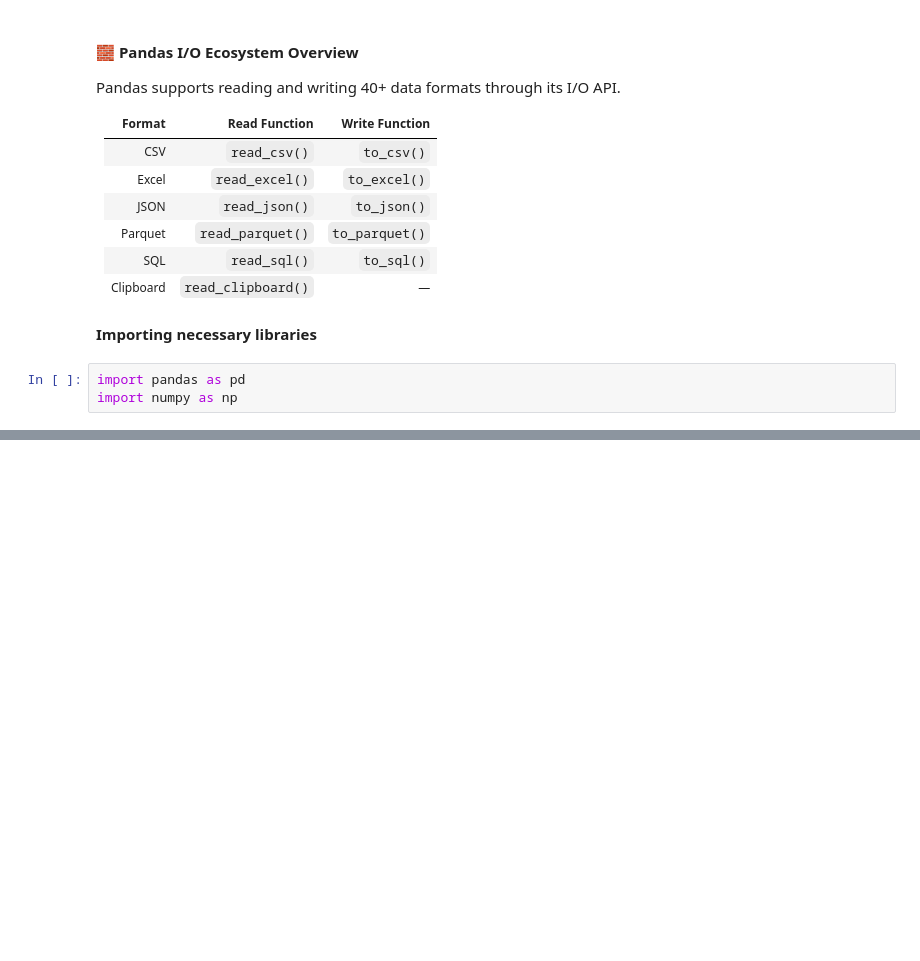
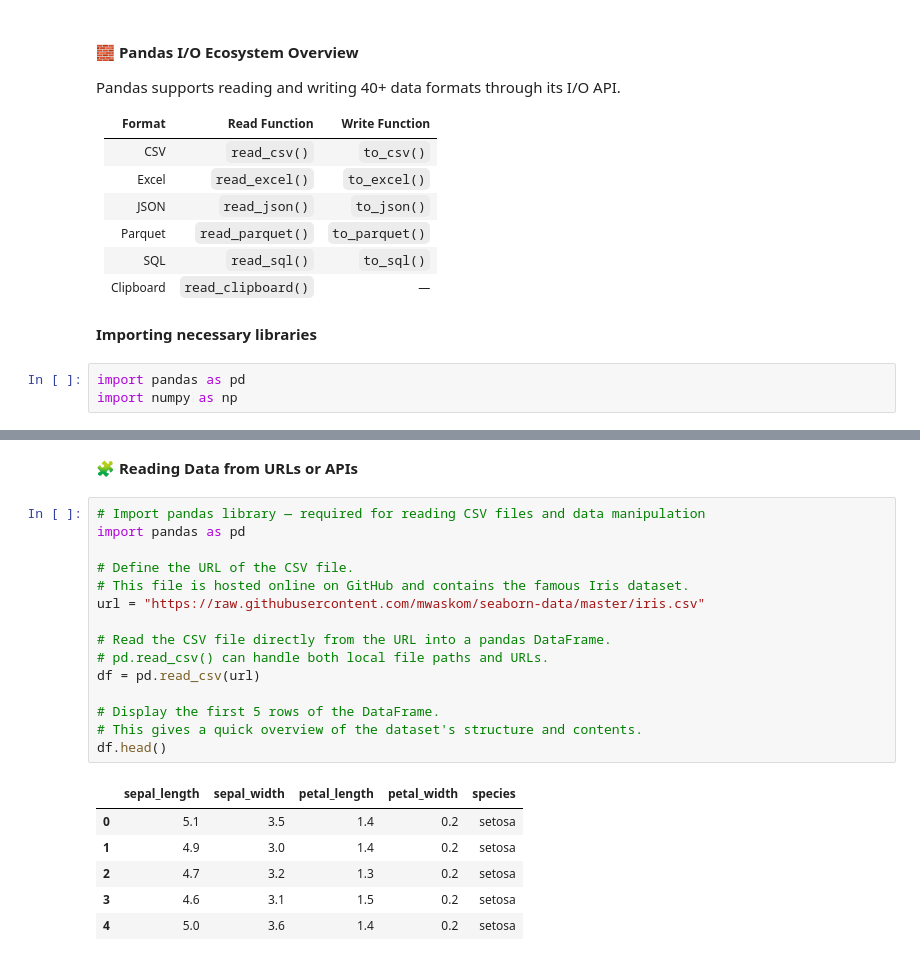
Before and after one commit to dirumisra/GENAI, a Jupyter notebook: pandas/01_Foundation/notebooks/04_import_export.ipynb, the cells around one changed output, grey strips where cells are left out. Drawn from its saved outputs; the diff is of its cells as text; blank space fills up the shorter version.

Commit message:
import_export done

```diff
--- a/pandas/01_Foundation/notebooks/04_import_export.ipynb
+++ b/pandas/01_Foundation/notebooks/04_import_export.ipynb
@@ -29,0 +251,24 @@ import numpy as np
+# %% [markdown]
+**🧩 Reading Data from URLs or APIs**
+# %%
+# Import pandas library — required for reading CSV files and data manipulation
+import pandas as pd
+
+# Define the URL of the CSV file.
+# This file is hosted online on GitHub and contains the famous Iris dataset.
+url = "https://raw.githubusercontent.com/mwaskom/seaborn-data/master/iris.csv"
+
+# Read the CSV file directly from the URL into a pandas DataFrame.
+# pd.read_csv() can handle both local file paths and URLs.
+df = pd.read_csv(url)
+
+# Display the first 5 rows of the DataFrame.
+# This gives a quick overview of the dataset's structure and contents.
+df.head()
+# %% [output]
+|  | sepal_length | sepal_width | petal_length | petal_width | species |
+| 0 | 5.1 | 3.5 | 1.4 | 0.2 | setosa |
+| 1 | 4.9 | 3.0 | 1.4 | 0.2 | setosa |
+| 2 | 4.7 | 3.2 | 1.3 | 0.2 | setosa |
+| 3 | 4.6 | 3.1 | 1.5 | 0.2 | setosa |
+| 4 | 5.0 | 3.6 | 1.4 | 0.2 | setosa |
```
Also changed, not shown: parts of 24 cells of this notebook.
